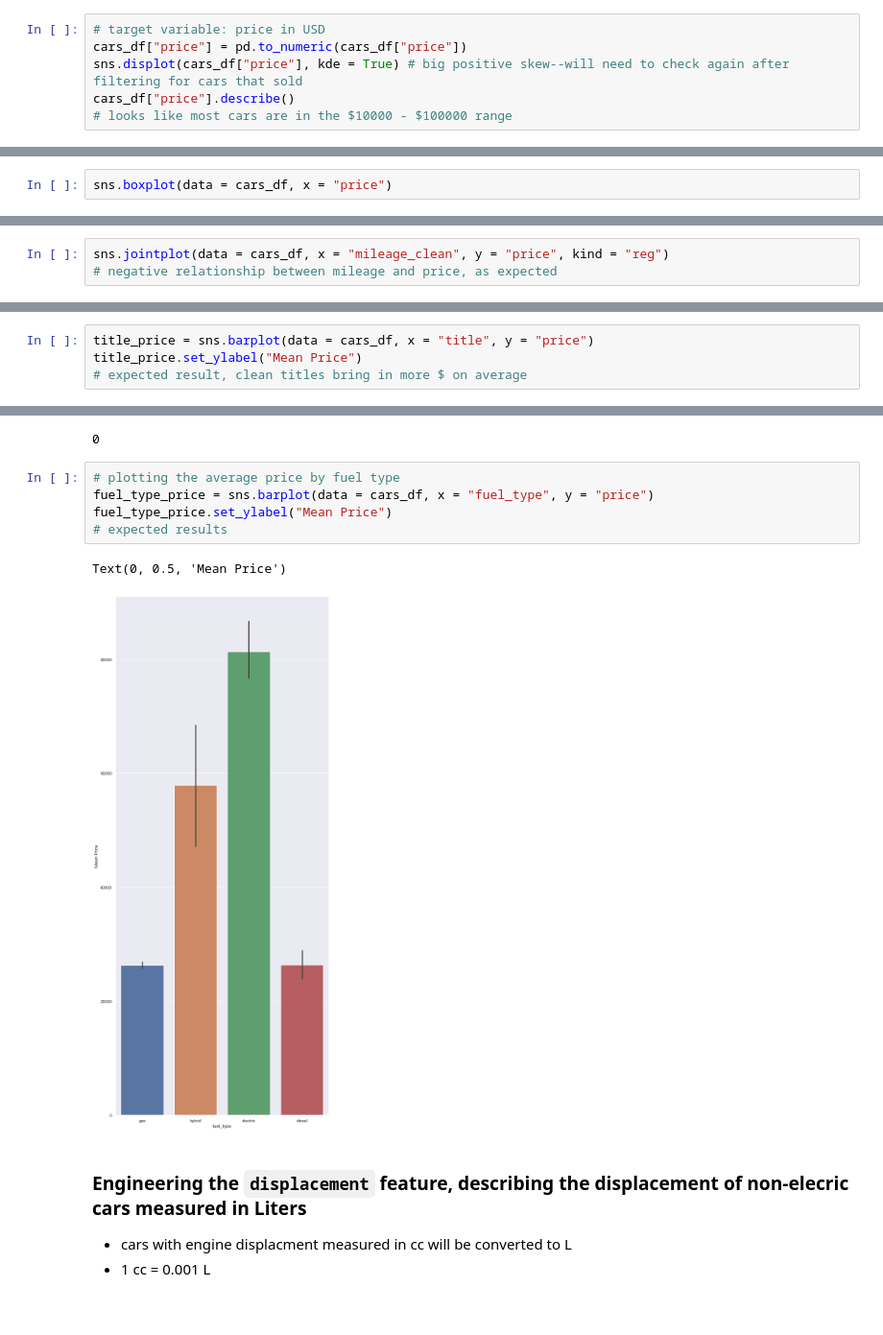
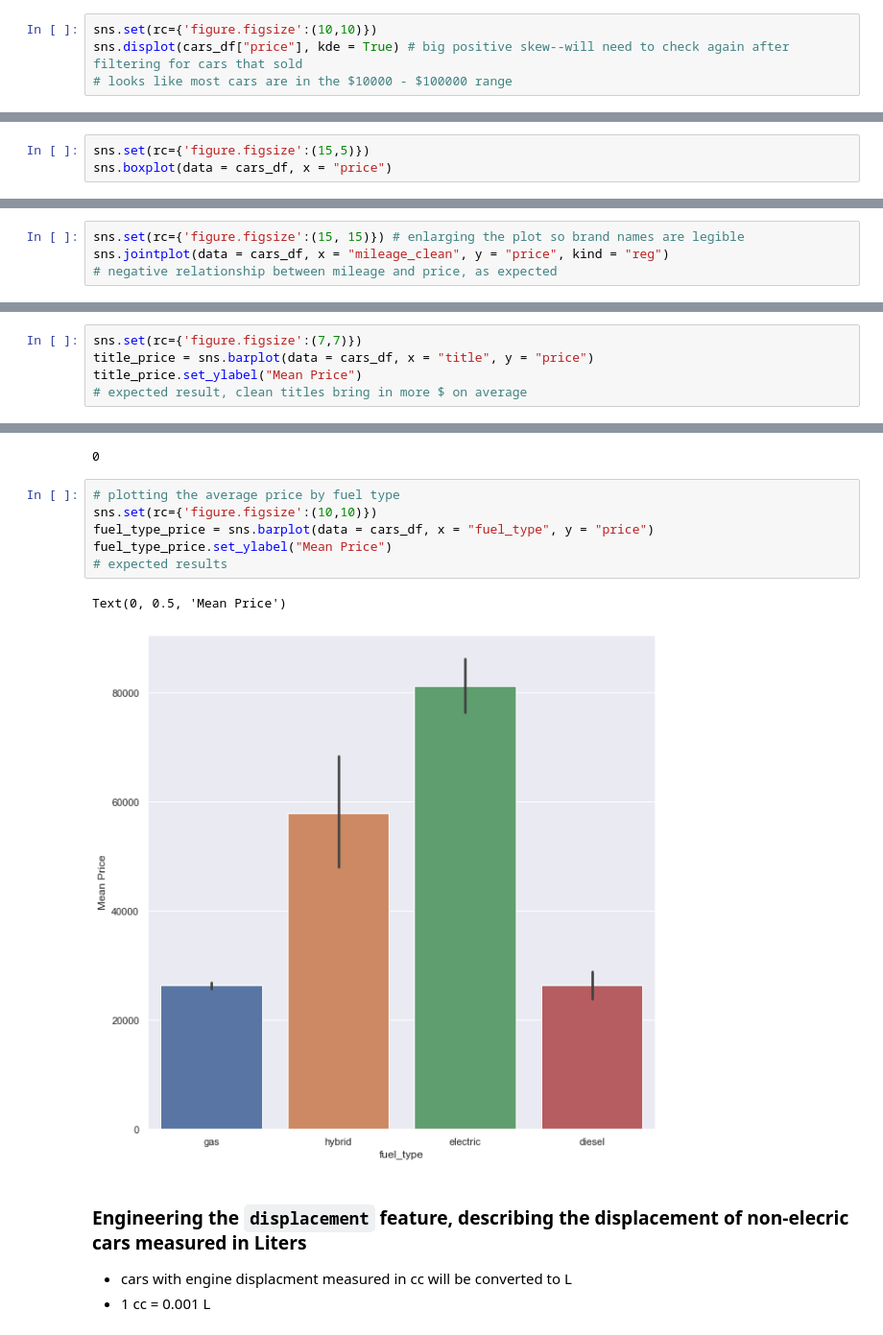
Before and after one commit to pwolff42/auto_auctions, a Jupyter notebook: data_cleansing.ipynb, the cells around one changed output, grey strips where cells are left out. Shown at 96% size. Saved outputs shown, nothing was run; the diff lists cells and outputs as text.

```diff
--- a/data_cleansing.ipynb
+++ b/data_cleansing.ipynb
@@ -141,7 +157,5 @@ dtype: int64
 # %%
-# target variable: price in USD
-cars_df["price"] = pd.to_numeric(cars_df["price"])
+sns.set(rc={'figure.figsize':(10,10)})
 sns.displot(cars_df["price"], kde = True) # big positive skew--will need to check again after filtering for cars that sold
-cars_df["price"].describe()
 # looks like most cars are in the $10000 - $100000 range
 # %% [output]
@@ -158,4 +164,5 @@ Name: price, dtype: float64
 # %%
+sns.set(rc={'figure.figsize':(15,5)})
 sns.boxplot(data = cars_df, x = "price")
 # %% [output]
 <AxesSubplot:xlabel='price'>
@@ -244,6 +251,7 @@ min           5.000000
 max      467400.000000
 Name: mileage_clean, dtype: float64
 # %%
+sns.set(rc={'figure.figsize':(15, 15)}) # enlarging the plot so brand names are legible
 sns.jointplot(data = cars_df, x = "mileage_clean", y = "price", kind = "reg")
 # negative relationship between mileage and price, as expected
 # %% [output]
@@ -265,6 +273,7 @@ clean    9837
 other     126
 dtype: int64
 # %%
+sns.set(rc={'figure.figsize':(7,7)})
 title_price = sns.barplot(data = cars_df, x = "title", y = "price")
 title_price.set_ylabel("Mean Price")
 # expected result, clean titles bring in more $ on average
@@ -318,12 +327,13 @@ cars_df["fuel_type"].isna().sum()
 0
 # %%
 # plotting the average price by fuel type
+sns.set(rc={'figure.figsize':(10,10)})
 fuel_type_price = sns.barplot(data = cars_df, x = "fuel_type", y = "price")
 fuel_type_price.set_ylabel("Mean Price")
 # expected results
 # %% [output]
 Text(0, 0.5, 'Mean Price')
-[figure, old version]
+[figure, new version]
 # %% [markdown]
 ### Engineering the `displacement` feature, describing the displacement of non-elecric cars measured in Liters
 - cars with engine displacment measured in cc will be converted to L
```
Also changed, not shown: parts of 77 cells of this notebook.
